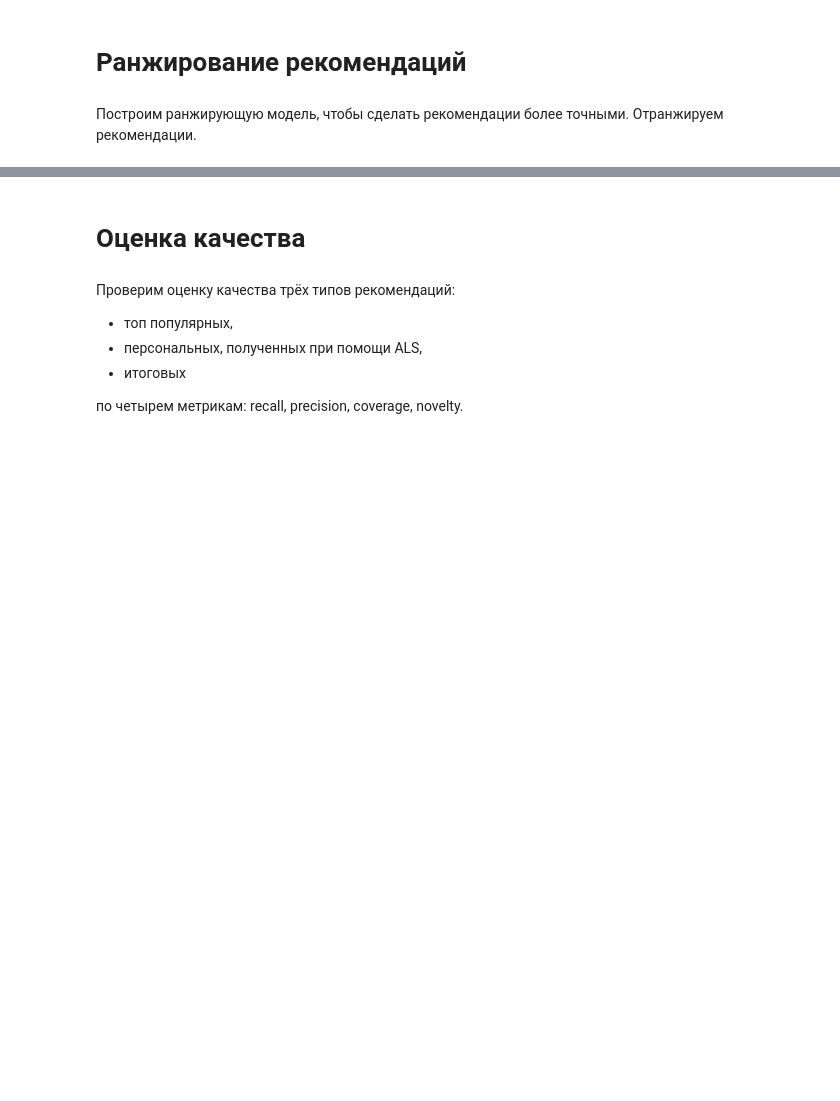
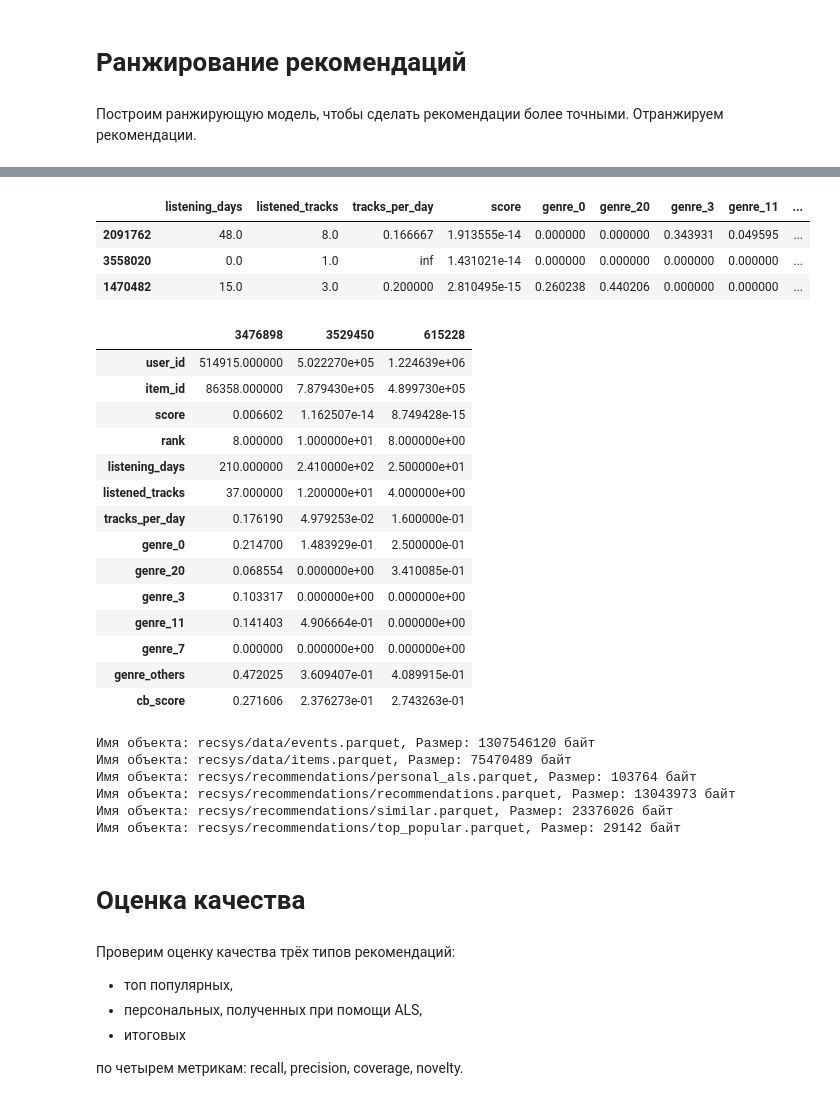
Before and after one commit to Jonzzi/mle-project-sprint-4-v001, a Jupyter notebook: recommendations.ipynb, the cells around one changed output, grey strips where cells are left out. Cells and saved outputs as stored; diff of their text form; code cells hidden in the pictures; blank space fills up the shorter version.

```diff
--- a/recommendations.ipynb
+++ b/recommendations.ipynb
@@ -1048,0 +1743,2 @@ svd_predictions[:10]
+# %%
+cb_model.fit(train_data)
@@ -1048,0 +1755,19 @@ svd_predictions[:10]
+# %%
+candidates_to_rank[features].sample(3)
+# %% [output]
+|  | listening_days | listened_tracks | tracks_per_day | score | genre_0 | genre_20 | genre_3 | genre_11 | ... |
+| 2091762 | 48.0 | 8.0 | 0.166667 | 1.913555e-14 | 0.000000 | 0.000000 | 0.343931 | 0.049595 | ... |
+| 3558020 | 0.0 | 1.0 | inf | 1.431021e-14 | 0.000000 | 0.000000 | 0.000000 | 0.000000 | ... |
+| 1470482 | 15.0 | 3.0 | 0.200000 | 2.810495e-15 | 0.260238 | 0.440206 | 0.000000 | 0.000000 | ... |
+# %%
+inference_data = Pool(data=candidates_to_rank[features])
+predictions = cb_model.predict_proba(inference_data)
+candidates_to_rank["cb_score"] = predictions[:, 1]
+# %%
+# для каждого пользователя проставим rank, начиная с 1 — это максимальный cb_score
+candidates_to_rank = candidates_to_rank.sort_values(["user_id", "cb_score"], ascending=[True, False])
+candidates_to_rank.drop_duplicates(subset=['cb_score'], inplace=True)
+candidates_to_rank["rank"] = candidates_to_rank.groupby("user_id")["cb_score"].cumcount() + 1
+# %%
+max_recommendations_per_user = 10
+recommendations = candidates_to_rank.query("rank <= @max_recommendations_per_user")
@@ -1048,0 +1776,18 @@ svd_predictions[:10]
+# %%
+recommendations.sample(3).T
+# %% [output]
+|  | 3476898 | 3529450 | 615228 |
+| user_id | 514915.000000 | 5.022270e+05 | 1.224639e+06 |
+| item_id | 86358.000000 | 7.879430e+05 | 4.899730e+05 |
+| score | 0.006602 | 1.162507e-14 | 8.749428e-15 |
+| rank | 8.000000 | 1.000000e+01 | 8.000000e+00 |
+| listening_days | 210.000000 | 2.410000e+02 | 2.500000e+01 |
+| listened_tracks | 37.000000 | 1.200000e+01 | 4.000000e+00 |
+| tracks_per_day | 0.176190 | 4.979253e-02 | 1.600000e-01 |
+| genre_0 | 0.214700 | 1.483929e-01 | 2.500000e-01 |
+| genre_20 | 0.068554 | 0.000000e+00 | 3.410085e-01 |
+| genre_3 | 0.103317 | 0.000000e+00 | 0.000000e+00 |
+| genre_11 | 0.141403 | 4.906664e-01 | 0.000000e+00 |
+| genre_7 | 0.000000 | 0.000000e+00 | 0.000000e+00 |
+| genre_others | 0.472025 | 3.609407e-01 | 4.089915e-01 |
+| cb_score | 0.271606 | 2.376273e-01 | 2.743263e-01 |
@@ -1049,3 +1796,18 @@ svd_predictions[:10]
+# %%
+response = s3.list_objects_v2(Bucket=bucket_name)
+# Проверяем, есть ли объекты в бакете
+if 'Contents' in response:
+    for obj in response['Contents'][-6:]:
+        print(f"Имя объекта: {obj['Key']}, Размер: {obj['Size']} байт")
+else:
+    print("Бакет пуст или не существует.")
+# %% [output]
+Имя объекта: recsys/data/events.parquet, Размер: 1307546120 байт
+Имя объекта: recsys/data/items.parquet, Размер: 75470489 байт
+Имя объекта: recsys/recommendations/personal_als.parquet, Размер: 103764 байт
+Имя объекта: recsys/recommendations/recommendations.parquet, Размер: 13043973 байт
+Имя объекта: recsys/recommendations/similar.parquet, Размер: 23376026 байт
+Имя объекта: recsys/recommendations/top_popular.parquet, Размер: 29142 байт
 # %% [markdown]
 # Оценка качества
 # %% [markdown]
```
Also changed, not shown: parts of 143 cells of this notebook.
